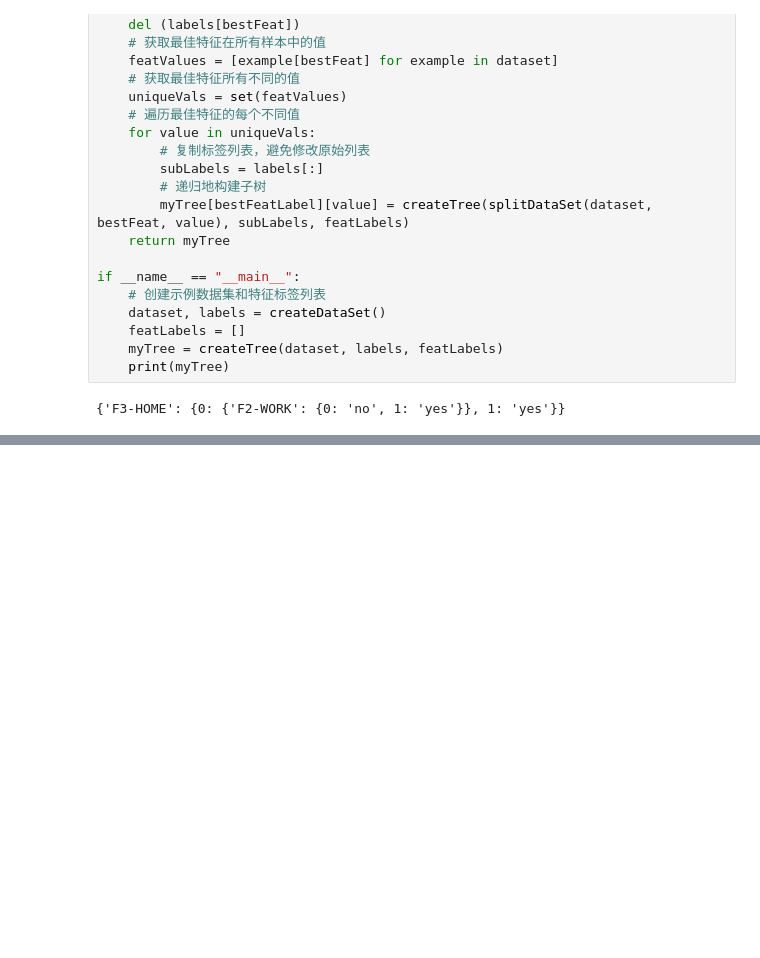
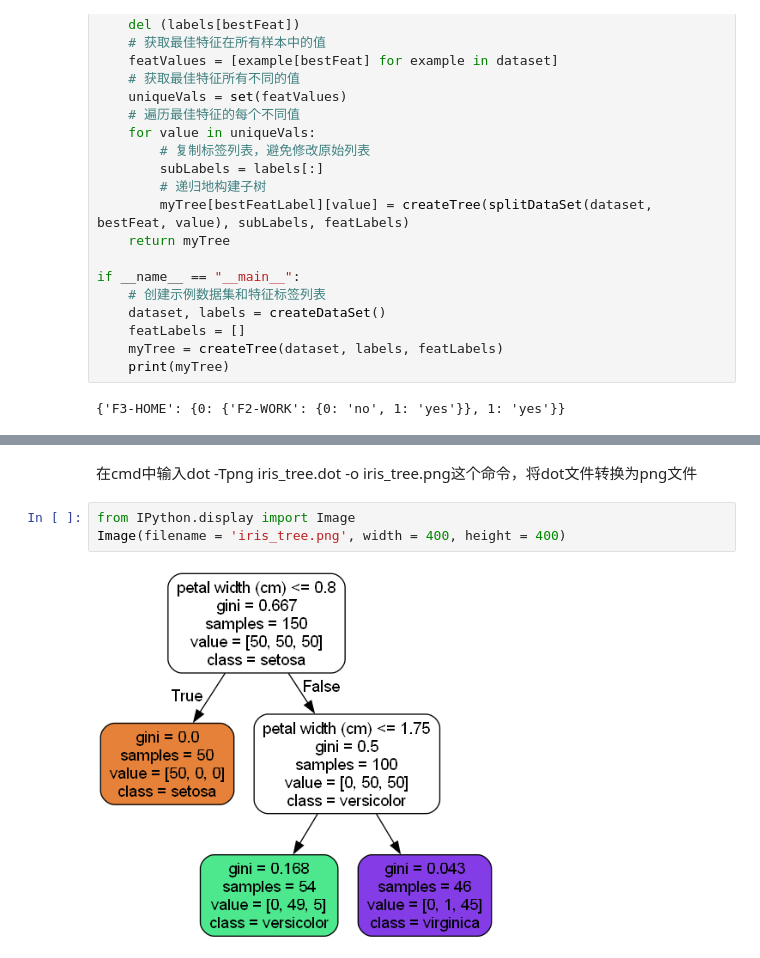
Before and after one commit to FuYun-6/weekly-code, a Jupyter notebook: 决策树.ipynb, the cells around one changed output, grey strips where cells are left out. Drawn from its saved outputs; the diff is of its cells as text; blank space fills up the shorter version.

```diff
--- a/决策树.ipynb
+++ b/决策树.ipynb
@@ -160,0 +185,7 @@ if __name__ == "__main__":
+# %% [markdown]
+在cmd中输入dot -Tpng iris_tree.dot -o iris_tree.png这个命令，将dot文件转换为png文件
+# %%
+from IPython.display import Image
+Image(filename = 'iris_tree.png', width = 400, height = 400)
+# %% [output]
+[figure, added]
```
Also changed, not shown: parts of 9 cells of this notebook.
